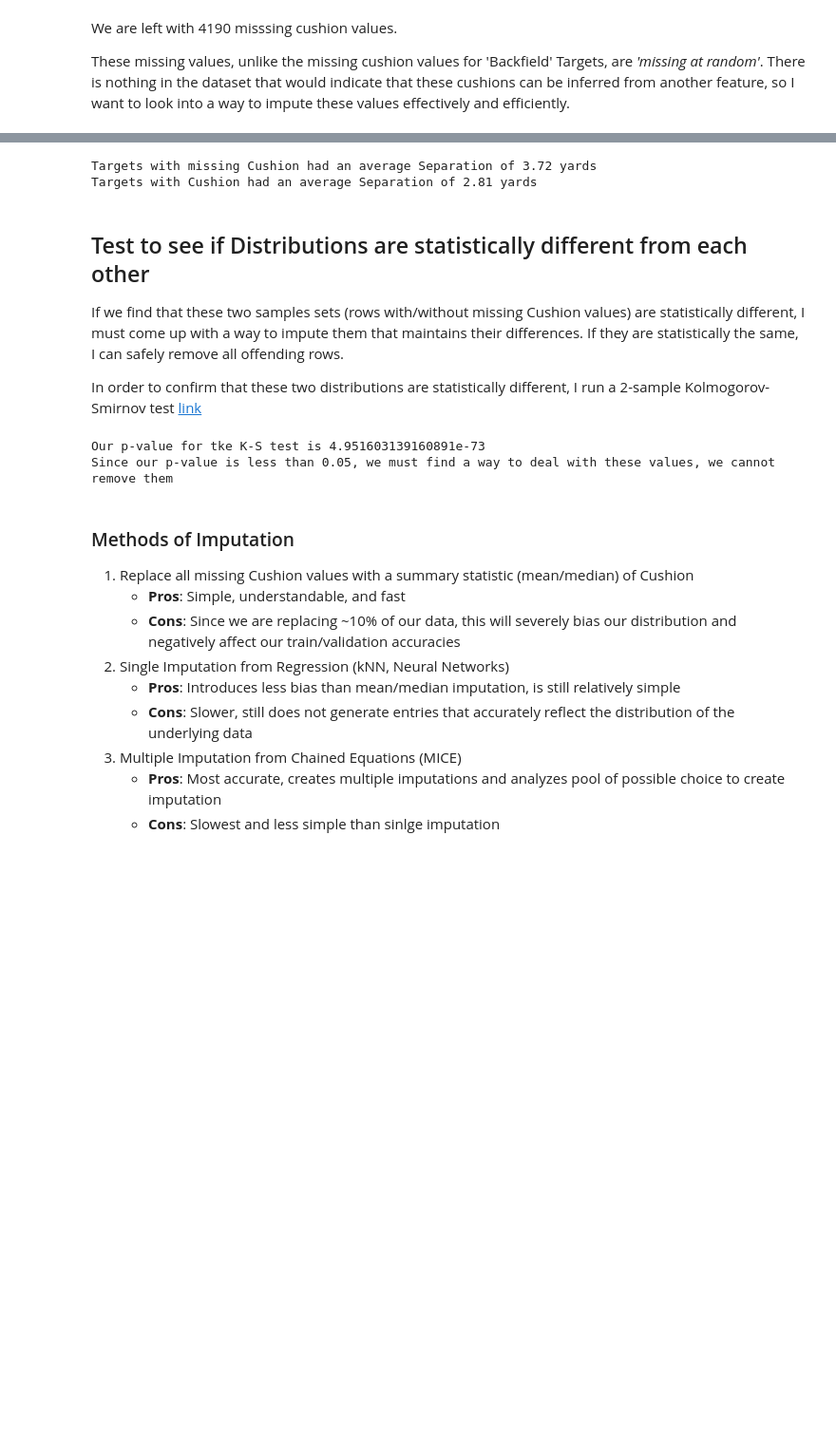
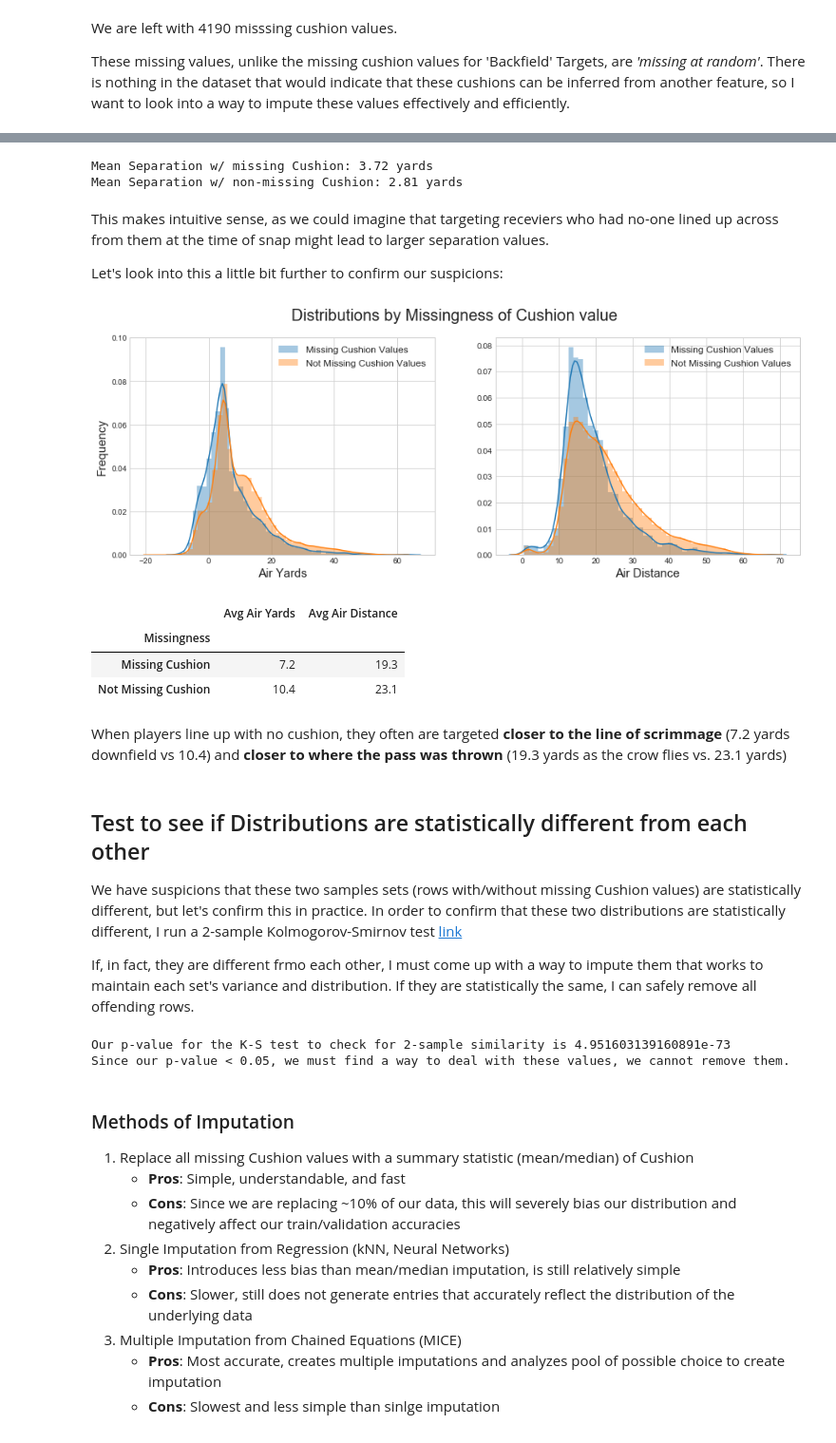
Before and after one commit to Jesse-Cohen/Separation-Above-Expectation, a Jupyter notebook: Expected Receiver Separation.ipynb, the cells around one changed output, grey strips where cells are left out. Shown at 95% size. Saved outputs shown, nothing was run; the diff lists cells and outputs as text; code cells hidden in the pictures; blank space fills up the shorter version.

```diff
--- a/Expected Receiver Separation.ipynb
+++ b/Expected Receiver Separation.ipynb
@@ -389,25 +370,70 @@ for loc in DataTypes:
 # %%
-print('Targets with missing Cushion had an average Separation of ' + str(round(M['Separation'].mean(), 2)) + ' yards')
-print('Targets with Cushion had an average Separation of ' + str(round(NM['Separation'].mean(), 2)) + ' yards')
+print('Mean Separation w/ missing Cushion: ' + str(round(M['Separation'].mean(), 2)) + ' yards')
+print('Mean Separation w/ non-missing Cushion: ' + str(round(NM['Separation'].mean(), 2)) + ' yards')
 # %% [output]
-Targets with missing Cushion had an average Separation of 3.72 yards
-Targets with Cushion had an average Separation of 2.81 yards
+Mean Separation w/ missing Cushion: 3.72 yards
+Mean Separation w/ non-missing Cushion: 2.81 yards
+# %% [markdown]
+This makes intuitive sense, as we could imagine that targeting receviers who had no-one lined up across from them at the time of snap might lead to larger separation values.
+
+Let's look into this a little bit further to confirm our suspicions:
+# %%
+# List of two types of data to plot
+
+
+fig_dims = (15, 6)
+fig, (ax1, ax2) = plt.subplots(ncols=2, figsize=(15,5))
+fig.suptitle('Distributions by Missingness of Cushion value', fontsize=20)
+
+
+# Iterate through the four receiver locations
+for loc in DataTypes:
+    # Subset to the DataType
+    if loc == 'Missing Cushion Values':
+        subset = M
+    else:
+        subset = NM
+
+    # Draw the density plots
+    sns.distplot(subset['Air_Yds'], ax = ax1, label = loc)
+    sns.distplot(subset['Air_Dist'], ax = ax2, label = loc)
+
+    ax1.legend(loc=1, prop={'size': 12})
+    ax2.legend(loc=1, prop={'size': 12})
+    ax1.set_xlabel('Air Yards', fontsize=15)
+    ax2.set_xlabel('Air Distance', fontsize=15)
+    ax1.set_ylabel('Frequency', fontsize=15)
+# %% [output]
+[figure, added]
+# %%
+Miss = np.array([round(M['Air_Yds'].mean(), 1), round(NM['Air_Yds'].mean(), 1)])
+NotMiss = np.array([round(M['Air_Dist'].mean(), 1), round(NM['Air_Dist'].mean(), 1)])
+MNS = np.array(['Missing Cushion', 'Not Missing Cushion'])
+df_Missingness = pd.DataFrame(); df_Missingness['Avg Air Yards']=pd.Series(Miss) ;df_Missingness['Avg Air Distance']=pd.Series(NotMiss)
+df_Missingness['Missingness']=pd.Series(MNS) ;df_Missingness.set_index('Missingness')
+# %% [output]
+|  | Avg Air Yards | Avg Air Distance |
+| Missingness |  |  |
+| Missing Cushion | 7.2 | 19.3 |
+| Not Missing Cushion | 10.4 | 23.1 |
+# %% [markdown]
+When players line up with no cushion, they often are targeted **closer to the line of scrimmage** (7.2 yards downfield vs 10.4) and **closer to where the pass was thrown** (19.3 yards as the crow flies vs. 23.1 yards)
 # %% [markdown]
 ## Test to see if Distributions are statistically different from each other
 
-If we find that these two samples sets (rows with/without missing Cushion values) are statistically different, I must come up with a way to impute them that maintains their differences. If they are statistically the same, I can safely remove all offending rows.
+We have suspicions that these two samples sets (rows with/without missing Cushion values) are statistically different, but let's confirm this in practice. In order to confirm that these two distributions are statistically different, I run a 2-sample Kolmogorov-Smirnov test [link](https://en.wikipedia.org/wiki/Kolmogorov%E2%80%93Smirnov_test)
 
-In order to confirm that these two distributions are statistically different, I run a 2-sample Kolmogorov-Smirnov test [link](https://en.wikipedia.org/wiki/Kolmogorov%E2%80%93Smirnov_test)
+If, in fact, they are different frmo each other, I must come up with a way to impute them that works to maintain each set's variance and distribution. If they are statistically the same, I can safely remove all offending rows.
 # %%
 from scipy.stats import ks_2samp
 
 p_value = ks_2samp(M['Separation'], NM['Separation'])[1]
 
-print('Our p-value for tke K-S test is ' + str(p_value))
-print('Since our p-value is less than 0.05, we must find a way to deal with these values, we cannot remove them')
+print('Our p-value for the K-S test to check for 2-sample similarity is ' + str(p_value))
+print('Since our p-value < 0.05, we must find a way to deal with these values, we cannot remove them.')
 # %% [output]
-Our p-value for tke K-S test is 4.951603139160891e-73
-Since our p-value is less than 0.05, we must find a way to deal with these values, we cannot remove them
+Our p-value for the K-S test to check for 2-sample similarity is 4.951603139160891e-73
+Since our p-value < 0.05, we must find a way to deal with these values, we cannot remove them.
 # %% [markdown]
 ### Methods of Imputation
 
```
Also changed, not shown: parts of 134 cells of this notebook.
